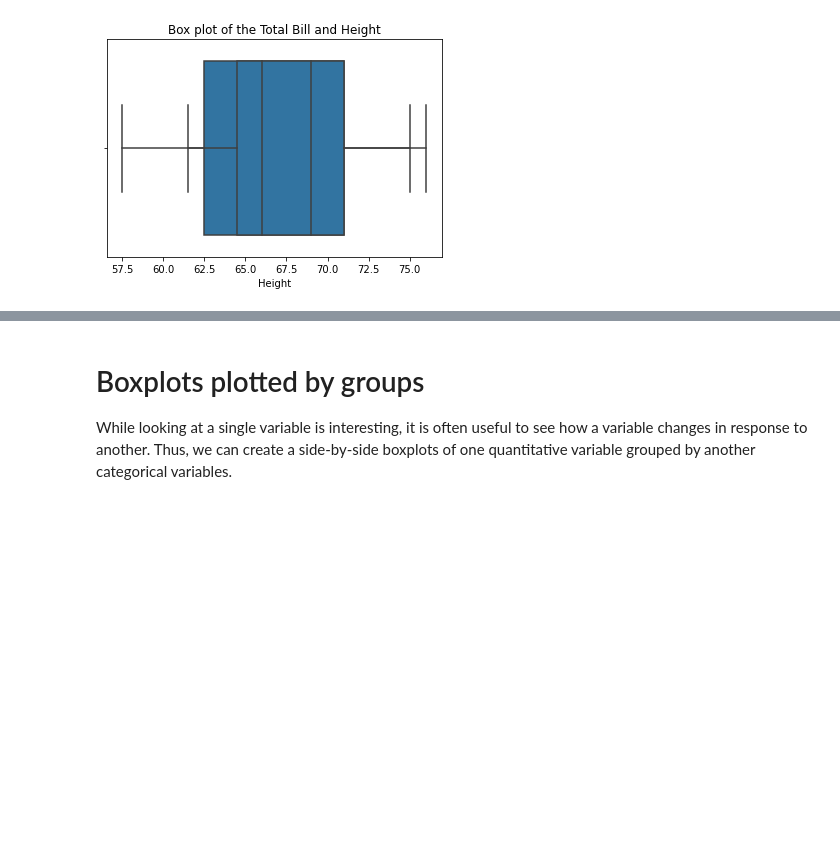
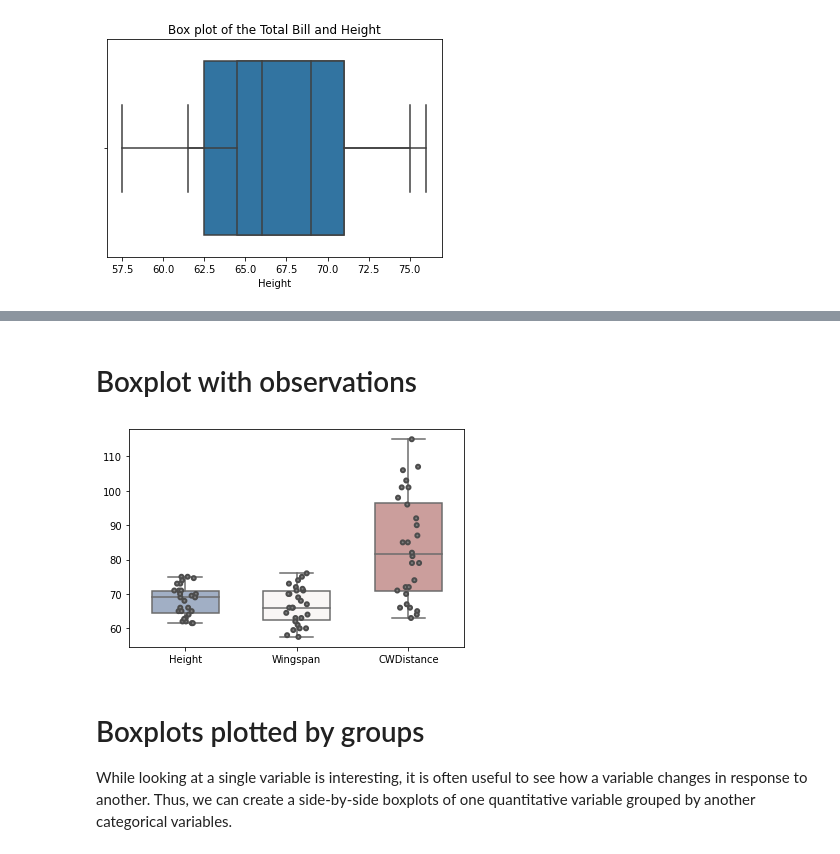
Before and after one commit to javiermao/PythonBasis, a Jupyter notebook: B24_Seaborn.ipynb, the cells around one changed output, grey strips where cells are left out. Drawn from its saved outputs; the diff is of its cells as text; code cells hidden in the pictures; blank space fills up the shorter version.

```diff
--- a/B24_Seaborn.ipynb
+++ b/B24_Seaborn.ipynb
@@ -159,3 +167,19 @@ plt.show()
+# %% [markdown]
+# Boxplot with observations
+# %%
+# Select colums to plot
+df1 = df.loc[:, ["Height", "Wingspan", "CWDistance"]]
+
+# Plot the orbital period with horizontal boxes
+sns.boxplot(  data=df1, whis=[0, 100], width=.6, palette="vlag")
+
+# Add in points to show each observation
+sns.stripplot(data=df1, size=4, color=".5", linewidth=2)
+
+
+plt.show()
+# %% [output]
+[figure, added]
 # %% [markdown]
 # Boxplots plotted by groups
 
```
Also changed, not shown: parts of 9 cells of this notebook.
